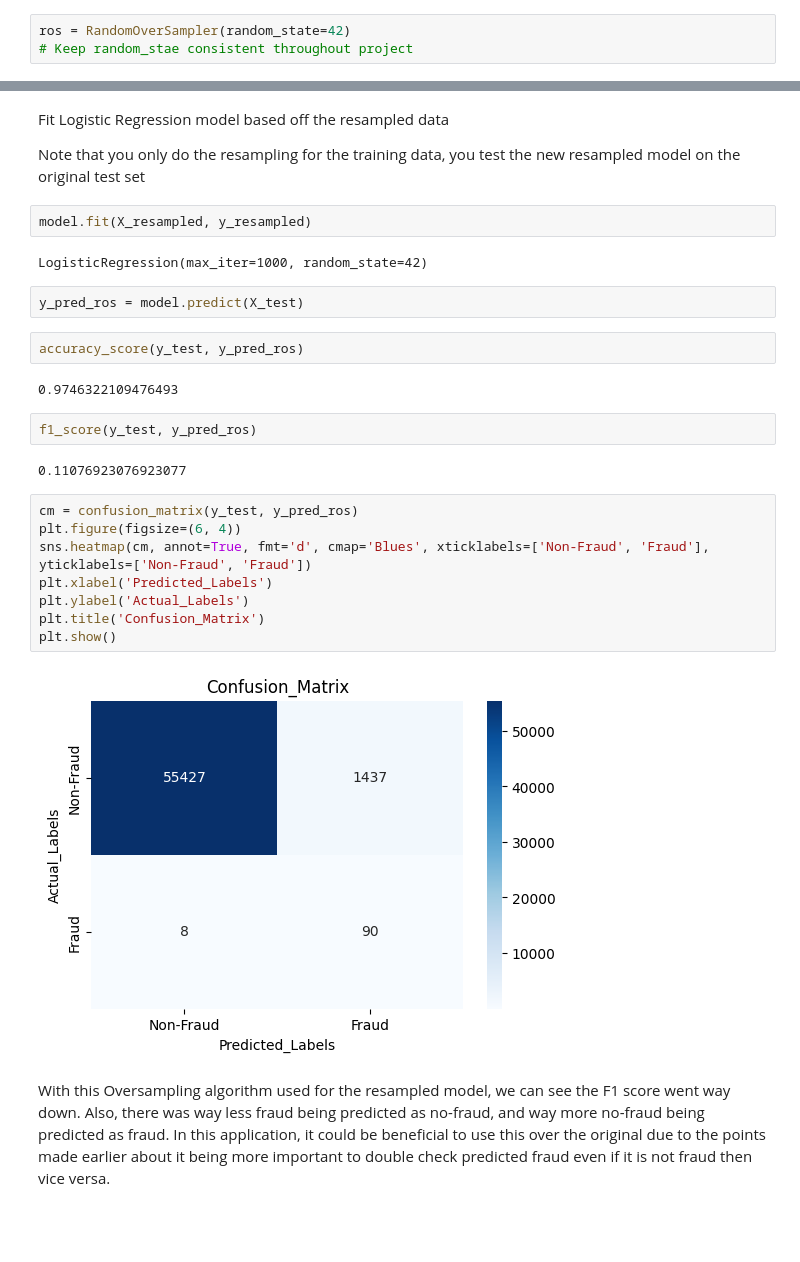
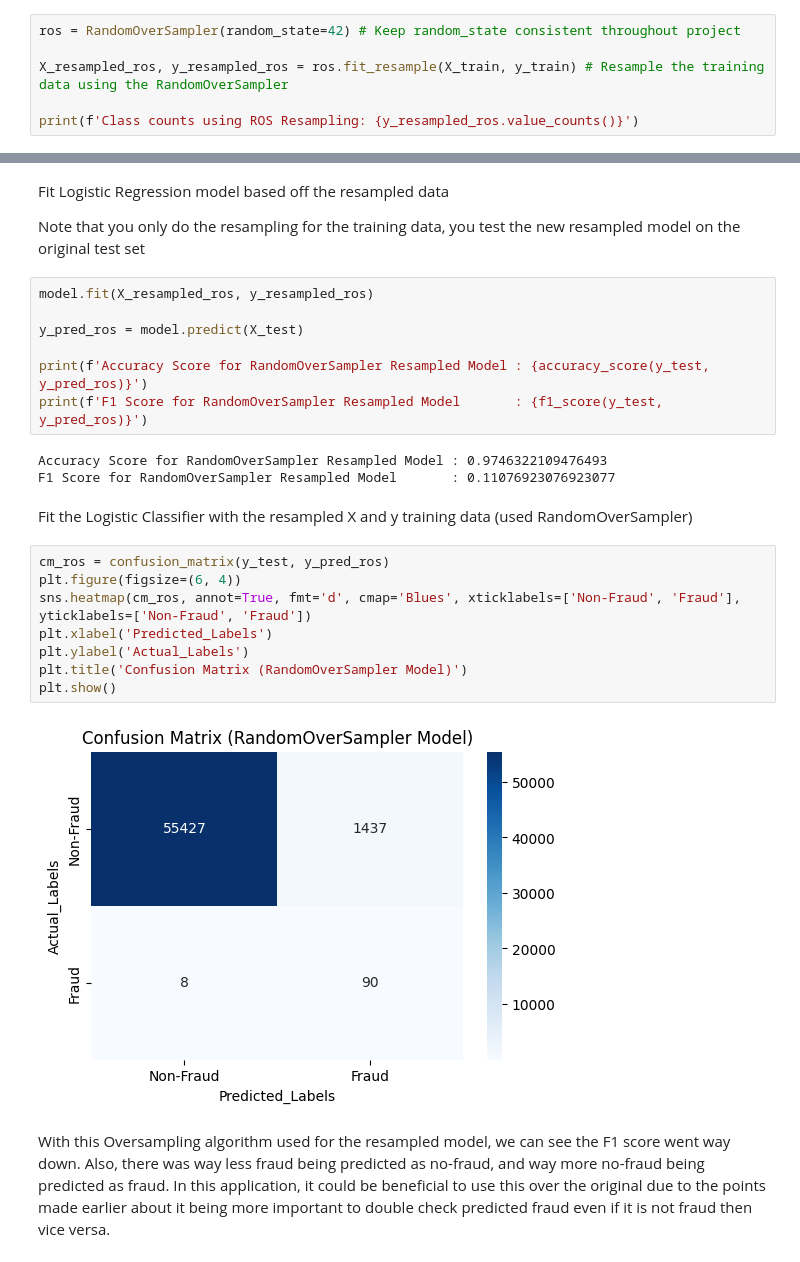
Before and after one commit to jackweyher1/Credit_Card_Fraud_Detection_Imbalanced_Data_Algos, a Jupyter notebook: imbalanced_data_algos.ipynb, the cells around one changed output, grey strips where cells are left out. Drawn from its saved outputs; the diff is of its cells as text; blank space fills up the shorter version.

Commit message:
Completed the project of testing different resampling methods

```diff
--- a/imbalanced_data_algos.ipynb
+++ b/imbalanced_data_algos.ipynb
@@ -100,5 +100,8 @@ In this application of fraud detection, it is more important that we err on the
 # %% [markdown]
 #### RandomOverSampler
 # %%
-ros = RandomOverSampler(random_state=42)
-# Keep random_stae consistent throughout project
+ros = RandomOverSampler(random_state=42) # Keep random_state consistent throughout project
+
+X_resampled_ros, y_resampled_ros = ros.fit_resample(X_train, y_train) # Resample the training data using the RandomOverSampler
+
+print(f'Class counts using ROS Resampling: {y_resampled_ros.value_counts()}')
@@ -129,28 +117,26 @@ Fit Logistic Regression model based off the resampled data
 
 Note that you only do the resampling for the training data, you test the new resampled model on the original test set
 # %%
-model.fit(X_resampled, y_resampled)
+model.fit(X_resampled_ros, y_resampled_ros)
+
+y_pred_ros = model.predict(X_test)
+
+print(f'Accuracy Score for RandomOverSampler Resampled Model : {accuracy_score(y_test, y_pred_ros)}')
+print(f'F1 Score for RandomOverSampler Resampled Model       : {f1_score(y_test, y_pred_ros)}')
 # %% [output]
-LogisticRegression(max_iter=1000, random_state=42)
+Accuracy Score for RandomOverSampler Resampled Model : 0.9746322109476493
+F1 Score for RandomOverSampler Resampled Model       : 0.11076923076923077
-# %%
-y_pred_ros = model.predict(X_test)
-# %%
-accuracy_score(y_test, y_pred_ros)
-# %% [output]
-0.9746322109476493
-# %%
-f1_score(y_test, y_pred_ros)
-# %% [output]
-0.11076923076923077
+# %% [markdown]
+Fit the Logistic Classifier with the resampled X and y training data (used RandomOverSampler)
 # %%
-cm = confusion_matrix(y_test, y_pred_ros)
+cm_ros = confusion_matrix(y_test, y_pred_ros)
 plt.figure(figsize=(6, 4))
-sns.heatmap(cm, annot=True, fmt='d', cmap='Blues', xticklabels=['Non-Fraud', 'Fraud'], yticklabels=['Non-Fraud', 'Fraud'])
+sns.heatmap(cm_ros, annot=True, fmt='d', cmap='Blues', xticklabels=['Non-Fraud', 'Fraud'], yticklabels=['Non-Fraud', 'Fraud'])
 plt.xlabel('Predicted_Labels')
 plt.ylabel('Actual_Labels')
-plt.title('Confusion_Matrix')
+plt.title('Confusion Matrix (RandomOverSampler Model)')
 plt.show()
 # %% [output]
-[figure, old version]
+[figure, new version]
 # %% [markdown]
 With this Oversampling algorithm used for the resampled model, we can see the F1 score went way down. Also, there was way less fraud being predicted as no-fraud, and way more no-fraud being predicted as fraud. In this application, it could be beneficial to use this over the original due to the points made earlier about it being more important to double check predicted fraud even if it is not fraud then vice versa.
```
Also changed, not shown: parts of 58 cells of this notebook, 6 other files.
